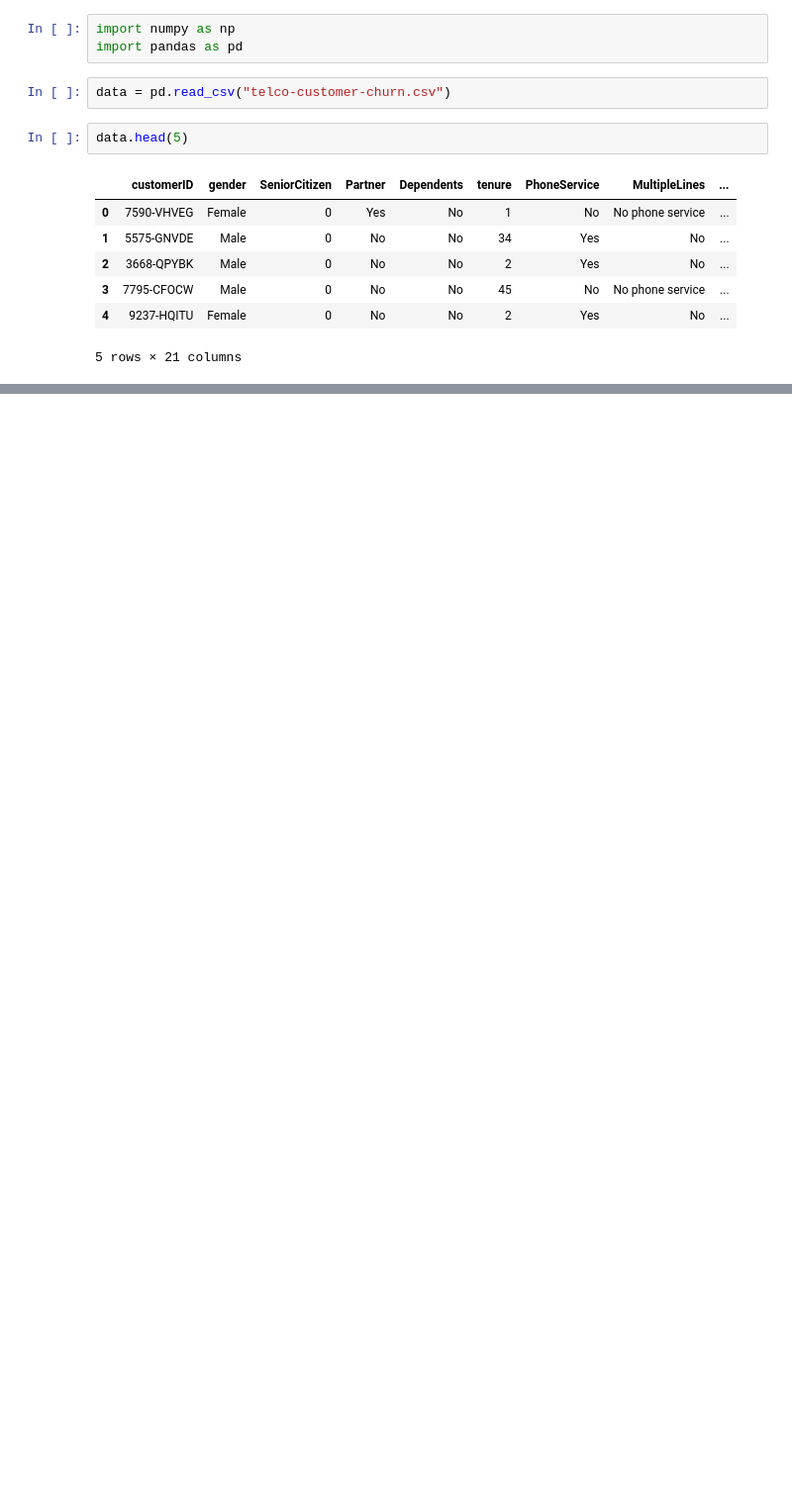
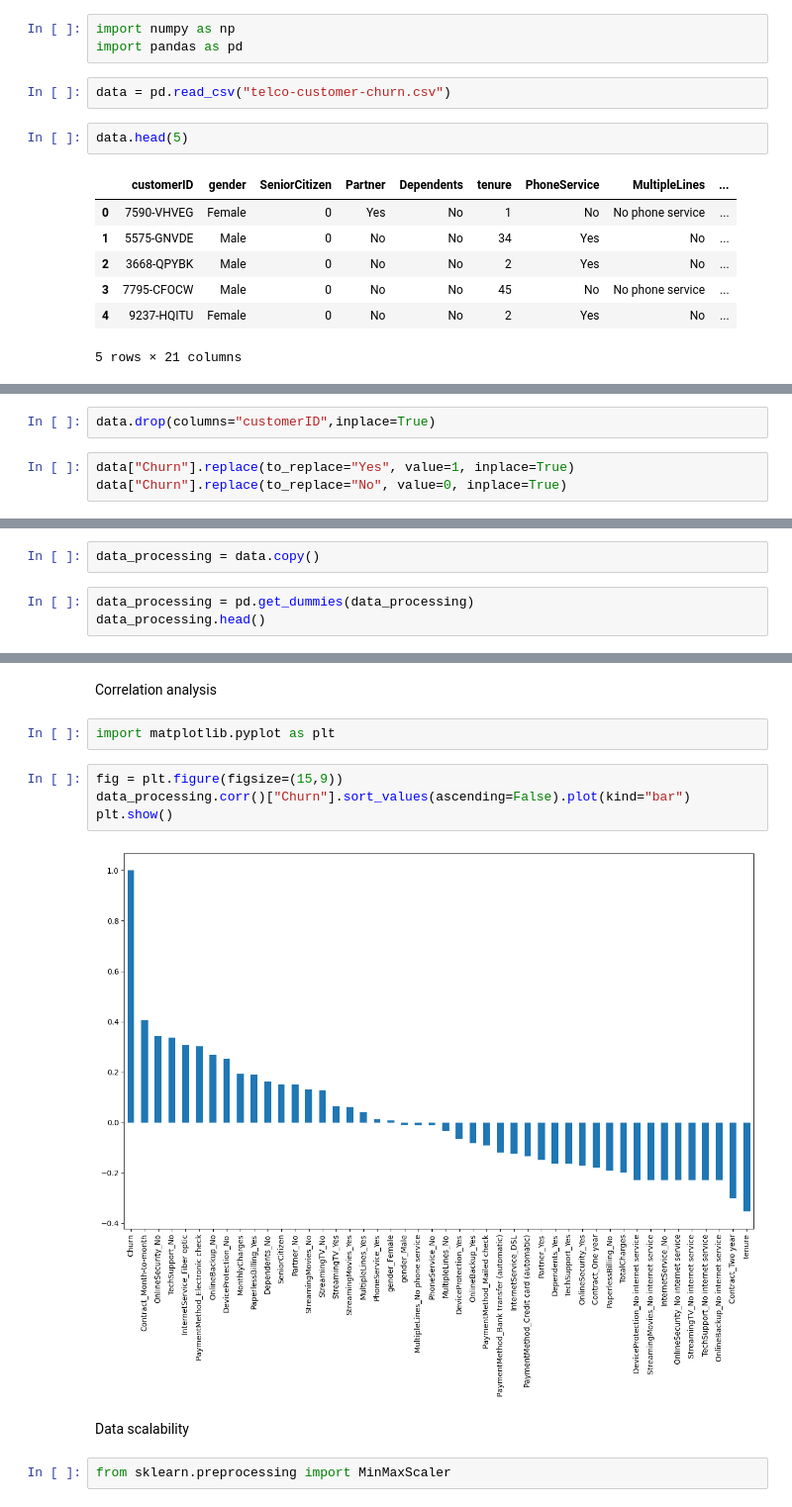
Before and after one commit to alejo-cuello/first-steps-data-science, a Jupyter notebook: 02.ipynb, the cells around one changed output, grey strips where cells are left out. Shown: that part at 99% size. Saved outputs shown, nothing was run; the diff lists cells and outputs as text; blank space fills up the shorter version.

```diff
--- a/02.ipynb
+++ b/02.ipynb
@@ -15,0 +62,5 @@ data.head(5)
+# %%
+data.drop(columns="customerID",inplace=True)
+# %%
+data["Churn"].replace(to_replace="Yes", value=1, inplace=True)
+data["Churn"].replace(to_replace="No", value=0, inplace=True)
@@ -15,0 +80,5 @@ data.head(5)
+# %%
+data_processing = data.copy()
+# %%
+data_processing = pd.get_dummies(data_processing)
+data_processing.head()
@@ -15,0 +93,14 @@ data.head(5)
+# %% [markdown]
+Correlation analysis
+# %%
+import matplotlib.pyplot as plt
+# %%
+fig = plt.figure(figsize=(15,9))
+data_processing.corr()["Churn"].sort_values(ascending=False).plot(kind="bar")
+plt.show()
+# %% [output]
+[figure, added]
+# %% [markdown]
+Data scalability
+# %%
+from sklearn.preprocessing import MinMaxScaler
```
Also changed, not shown: parts of 22 cells of this notebook.
